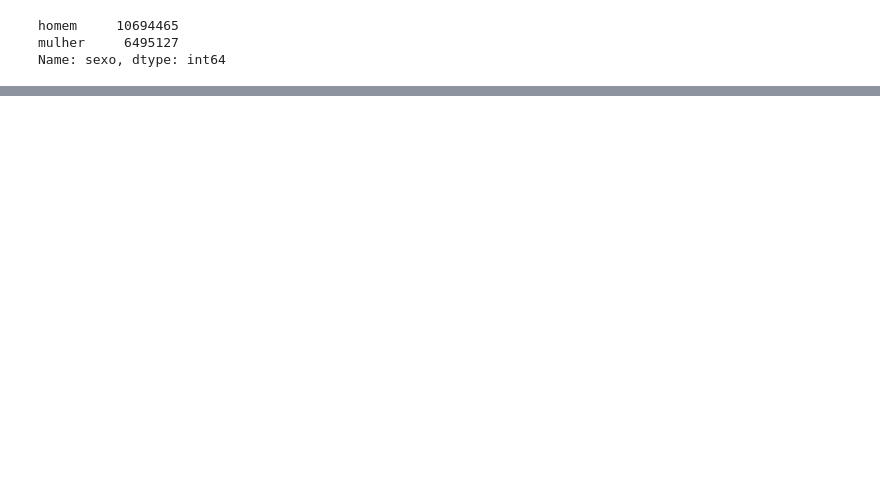
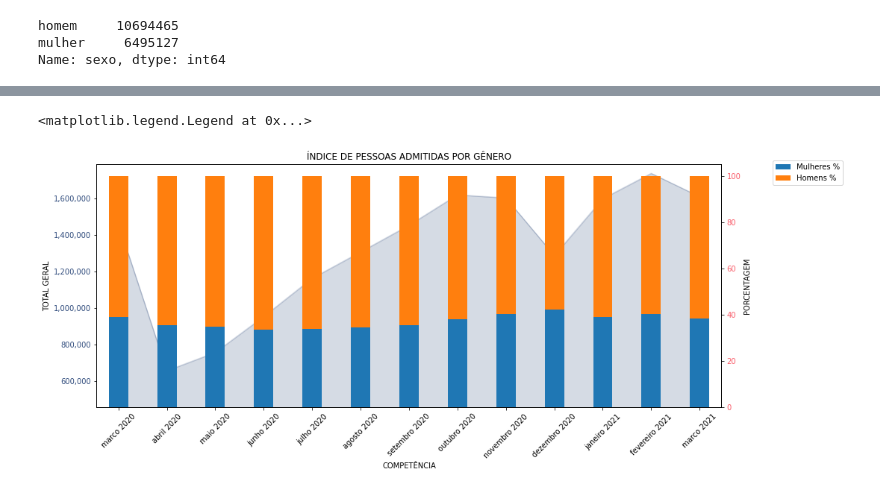
Before and after one commit to wesleyvs/estatistica-trabalho-bdne, a Jupyter notebook: 3_admissao_e_demissao_pandemia.ipynb, the cells around one changed output, grey strips where cells are left out. Drawn from its saved outputs; the diff is of its cells as text; code cells hidden in the pictures; blank space fills up the shorter version.

```diff
--- a/3_admissao_e_demissao_pandemia.ipynb
+++ b/3_admissao_e_demissao_pandemia.ipynb
@@ -88,0 +182,20 @@ Name: sexo, dtype: int64
+# %%
+mes = {
+    '01': "janeiro",
+    '02': "fevereiro",
+    '03': "marco",
+    '04': "abril",
+    '05': "maio",
+    '06': "junho",
+    '07': "julho",
+    '08': "agosto",
+    '09': "setembro",
+    '10': "outubro",
+    '11': "novembro",
+    '12': "dezembro"
+}
+# %%
+admissoes_sexo_df['MesAno'] = admissoes_sexo_df.index.str.slice(start=-2)
+admissoes_sexo_df['MesAno'] = admissoes_sexo_df['MesAno'].apply(lambda x: mes[x]) + ' ' + admissoes_sexo_df.index.str.slice(start=0, stop=4)
+admissoes_sexo_df.index = admissoes_sexo_df['MesAno']
+admissoes_sexo_df
@@ -88,0 +218,37 @@ Name: sexo, dtype: int64
+# %%
+fig, ax1 = plt.subplots()
+#ax1
+ax1_color = '#2f4b7c'
+ax1.set_title('ÍNDICE DE PESSOAS ADMITIDAS POR GÊNERO')
+ax1 = admissoes_sexo_df[
+    'Total'].plot(kind='area', \
+                  alpha=0.2,\
+                  color=ax1_color, \
+                  figsize = (15,6), \
+                  ylim=[admissoes_sexo_df['Total'].min()-200000, admissoes_sexo_df['Total'].max()+50000],
+                  ylabel='TOTAL GERAL',
+                  xlabel='COMPETÊNCIA'
+                 )
+
+plt.xticks(rotation=45)
+ax1.tick_params(axis='y', labelcolor=ax1_color)
+ax1.ticklabel_format(axis='y',style='plain', )
+ax1.get_yaxis().set_major_formatter(
+mpl.ticker.FuncFormatter(
+    lambda x, p: format(int(x), ',')))
+
+#ax2
+ax2_color = '#f95d6a'
+ax2 = ax1.twinx()
+ax2.tick_params(axis='y', labelcolor=ax2_color)
+admissoes_sexo_df[
+    ['Mulheres %', 'Homens %']].plot.bar( \
+         width= 0.4, \
+        stacked=True,
+        ylabel='PORCENTAGEM',
+#          ylim=[0, 70],
+         ax=ax2).legend(
+    bbox_to_anchor=(1.2, .9), loc='lower right')
+# %% [output]
+<matplotlib.legend.Legend at 0x...>
+[figure, added]
```
Also changed, not shown: parts of 32 cells of this notebook.
